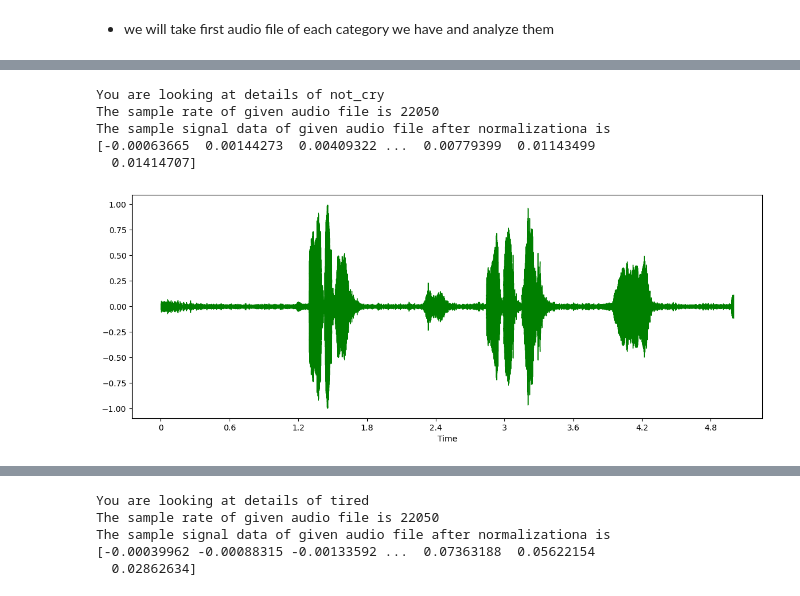
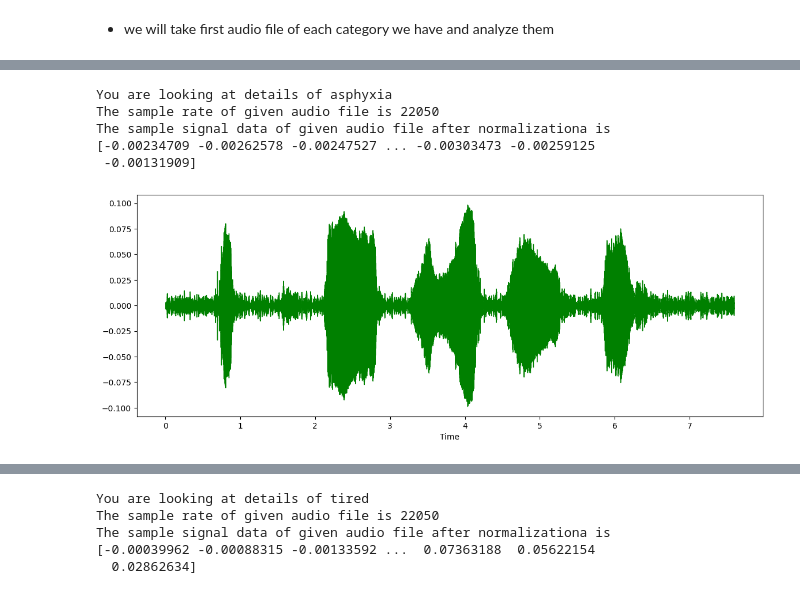
Before and after one commit to Aman-Vishwakarma1729/Automatic_Infant_Cry_Audio_Classification, a Jupyter notebook: Rersearch/main_working.ipynb, the cells around one changed output, grey strips where cells are left out. Cells and saved outputs as stored; diff of their text form; code cells hidden in the pictures.

```diff
--- a/Rersearch/main_working.ipynb
+++ b/Rersearch/main_working.ipynb
@@ -103,9 +67,9 @@ The sample signal data of given audio file after normalizationa is
 # %%
-get_insights_categorically('not_cry','d:\\External_Projects\\Infant_Cry_Audio_Classification\\Audio_Data\\not_cry\\109n.wav')
+get_insights_categorically('asphyxia',r'D:\External_Projects\Infant_Cry_Audio_Classification\Audio_Data\asphyxia\1_part2_7.wav')
 # %% [output]
-You are looking at details of not_cry
+You are looking at details of asphyxia
 The sample rate of given audio file is 22050
 The sample signal data of given audio file after normalizationa is
-[-0.00063665  0.00144273  0.00409322 ...  0.00779399  0.01143499
-  0.01414707]
+[-0.00234709 -0.00262578 -0.00247527 ... -0.00303473 -0.00259125
+ -0.00131909]
-[figure, old version]
+[figure, new version]
```
Also changed, not shown: parts of 19 cells of this notebook, 1 other file.
